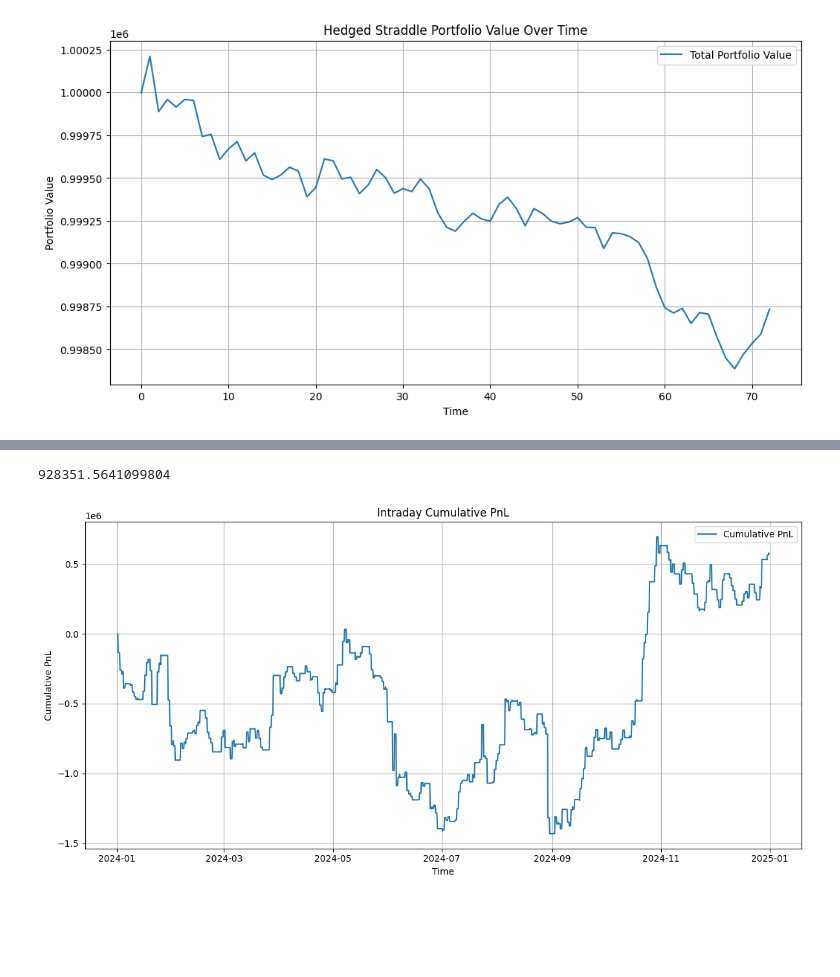
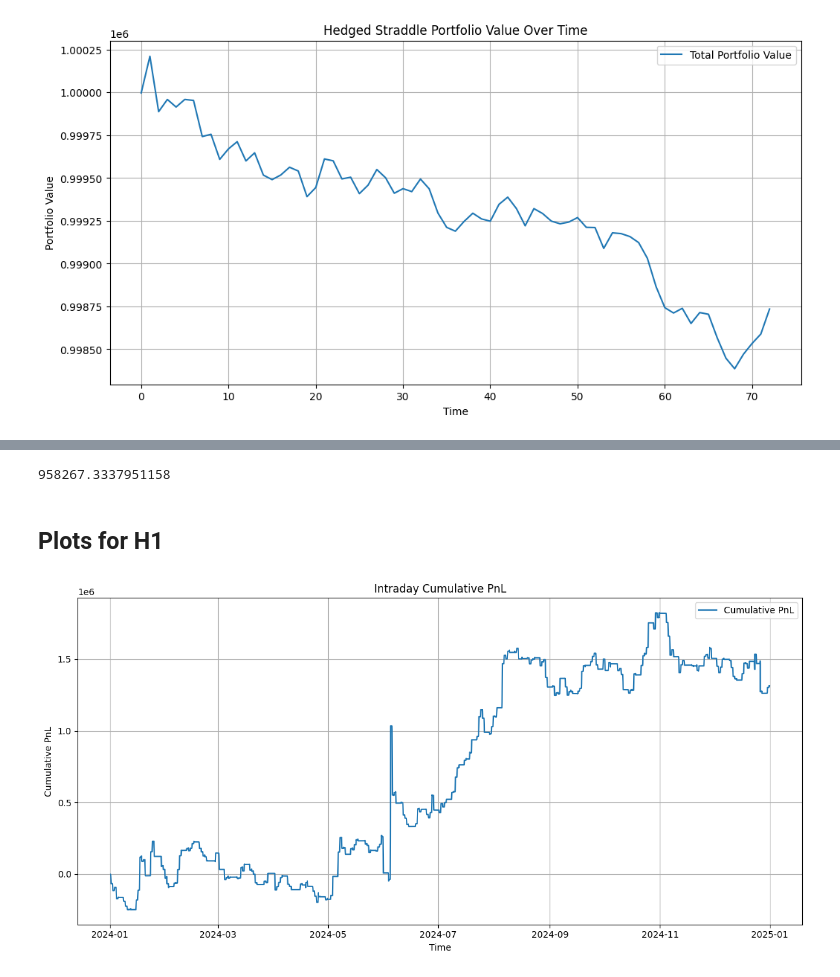
Before and after one commit to aman-exp69/Aman_codes, a Jupyter notebook: test.ipynb, the cells around one changed output, grey strips where cells are left out. Cells and saved outputs as stored; diff of their text form; code cells hidden in the pictures; blank space fills up the shorter version.

```diff
--- a/test.ipynb
+++ b/test.ipynb
@@ -516,11 +529,13 @@ lot_size_map = dict(zip(df['Symbol'], df['LOT_SIZE']))
 
 lot_sizes = [lot_size_map.get(symbol.strip().upper()) for symbol in stocks]
 # %%
-final_cash, yearly_pnl = run_yearly_backtest(
+final_cash_H1, yearly_pnl_H1 = run_yearly_backtest(
     year=2024,
     stocks=stocks,
     weights=weight,
-    lot_sizes=lot_sizes
+    lot_sizes=lot_sizes,
+    strategy="H1",
+    max_percent_loss=25
 )
 # %% [output]
 Running backtest for date: 20240101
@@ -552,25 +567,23 @@ yearly_pnl.head()
 # %%
-final_cash
+final_cash_H1
 # %% [output]
-928351.5641099804
+958267.3337951158
+# %% [markdown]
+## Plots for H1
 # %%
-import matplotlib.pyplot as plt
+yearly_pnl_H1['Timestamp'] = pd.to_datetime(yearly_pnl_H1['Timestamp'])
 
-# Ensure Timestamp is datetime
-yearly_pnl['Timestamp'] = pd.to_datetime(yearly_pnl['Timestamp'])
-
-# Cumulative PnL over time for a single day
-yearly_pnl['CumulativePnL'] = yearly_pnl['PnL'].cumsum()
+yearly_pnl_H1['CumulativePnL'] = yearly_pnl_H1['PnL'].cumsum()
 
 plt.figure(figsize=(12, 6))
-plt.plot(yearly_pnl['Timestamp'], yearly_pnl['CumulativePnL'], label='Cumulative PnL')
+plt.plot(yearly_pnl_H1['Timestamp'], yearly_pnl_H1['CumulativePnL'], label='Cumulative PnL')
 plt.xlabel('Time')
 plt.ylabel('Cumulative PnL')
 plt.title('Intraday Cumulative PnL')
 plt.grid(True)
 plt.legend()
 plt.tight_layout()
 plt.show()
 # %% [output]
-[figure, old version]
+[figure, new version]
 # %%
```
Also changed, not shown: parts of 25 cells of this notebook.
